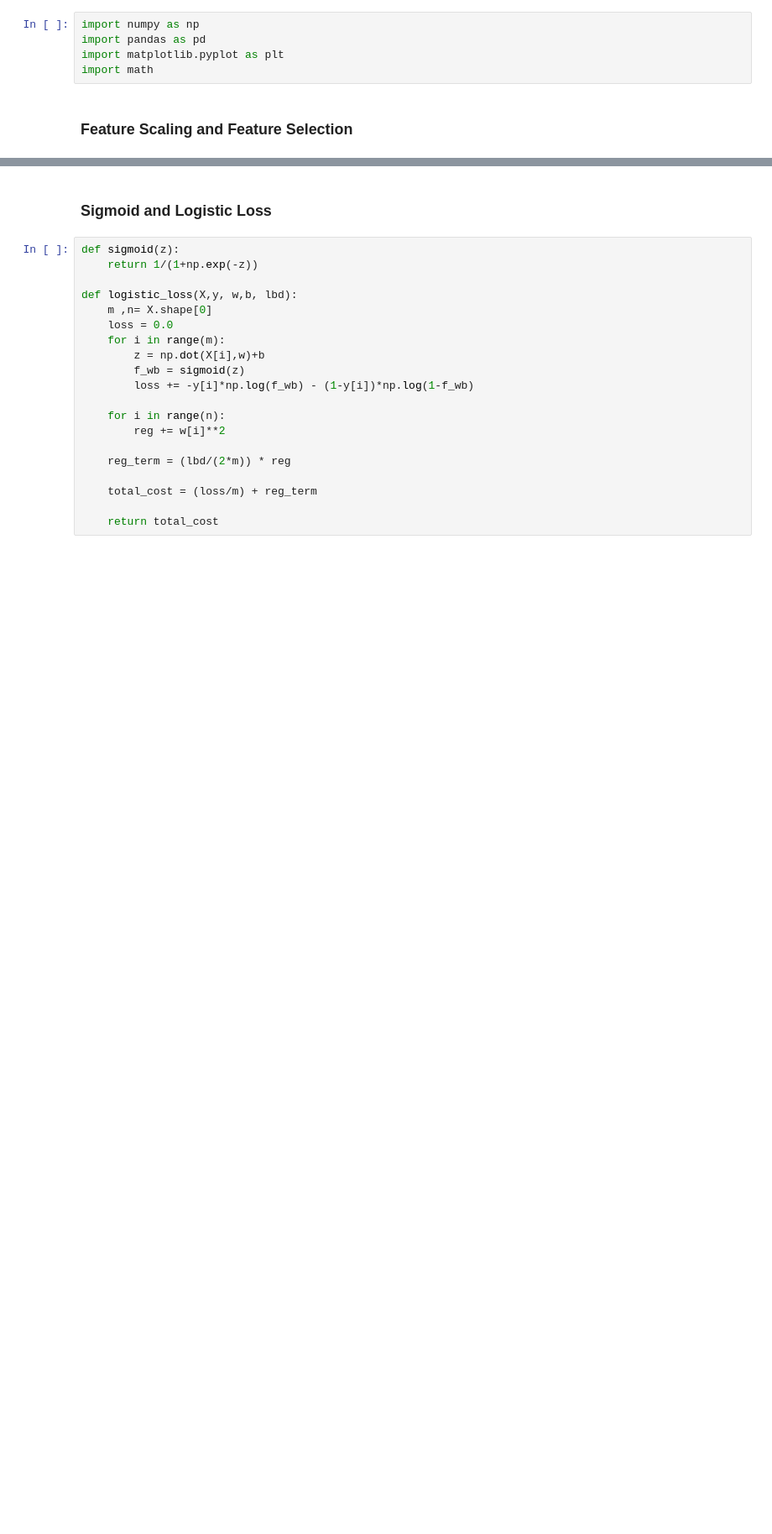
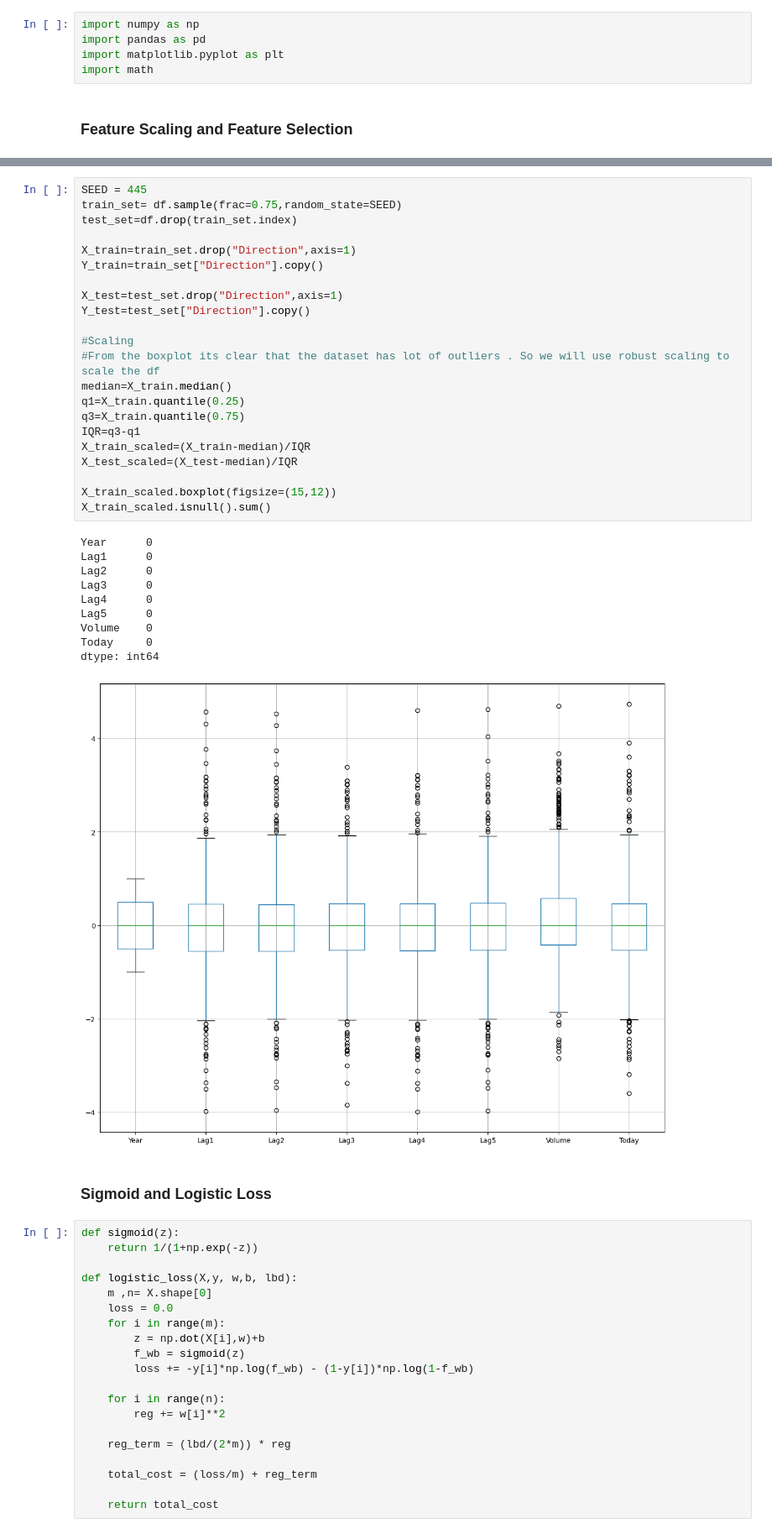
Before and after one commit to Hriddha/CSE445, a Jupyter notebook: Assignment_2/Asn2.ipynb, the cells around one changed output, grey strips where cells are left out. Shown at 84% size. Drawn from its saved outputs; the diff is of its cells as text; blank space fills up the shorter version.

Commit message:
Performing Preprocessing: EDA And Scaling

```diff
--- a/Assignment_2/Asn2.ipynb
+++ b/Assignment_2/Asn2.ipynb
@@ -10,3 +39,36 @@ import math
+# %%
+SEED = 445
+train_set= df.sample(frac=0.75,random_state=SEED)
+test_set=df.drop(train_set.index)
+
+X_train=train_set.drop("Direction",axis=1)
+Y_train=train_set["Direction"].copy()
+
+X_test=test_set.drop("Direction",axis=1)
+Y_test=test_set["Direction"].copy()
+
+#Scaling
+#From the boxplot its clear that the dataset has lot of outliers . So we will use robust scaling to scale the df
+median=X_train.median()
+q1=X_train.quantile(0.25)
+q3=X_train.quantile(0.75)
+IQR=q3-q1
+X_train_scaled=(X_train-median)/IQR
+X_test_scaled=(X_test-median)/IQR
+
+X_train_scaled.boxplot(figsize=(15,12))
+X_train_scaled.isnull().sum()
+# %% [output]
+Year      0
+Lag1      0
+Lag2      0
+Lag3      0
+Lag4      0
+Lag5      0
+Volume    0
+Today     0
+dtype: int64
+[figure, added]
 # %% [markdown]
 ### Sigmoid and Logistic Loss
 # %%
```
Also changed, not shown: parts of 1 cell of this notebook.
